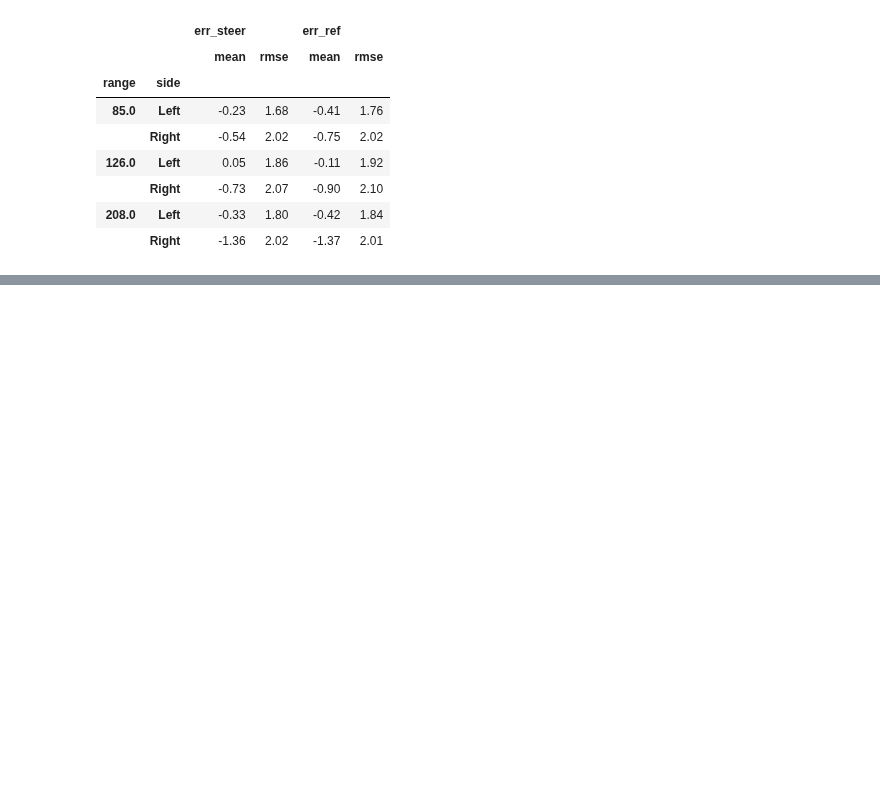
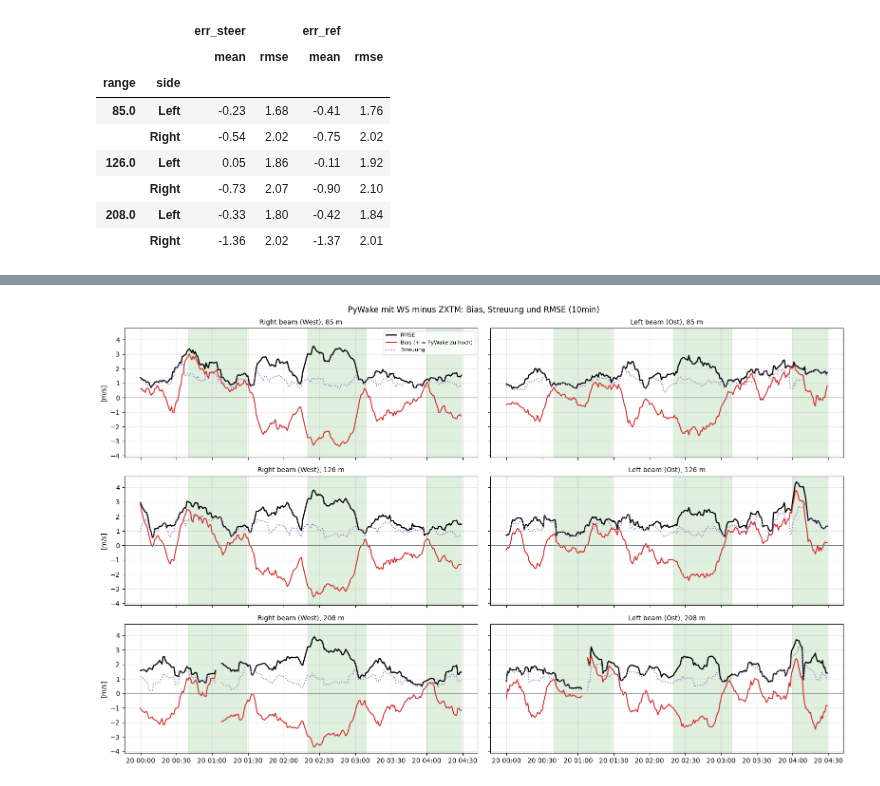
Before and after one commit to rfeusi/hill-of-towie-open-source-analysis, a Jupyter notebook: PyWake Simulation.ipynb, the cells around one changed output, grey strips where cells are left out. Cells and saved outputs as stored; diff of their text form; code cells hidden in the pictures; blank space fills up the shorter version.

```diff
--- a/PyWake Simulation.ipynb
+++ b/PyWake Simulation.ipynb
@@ -563,0 +601,32 @@ stats
+# %%
+def rolling_decomposition(e, window=WINDOW):
+    """Gleitender Bias, Streuung und RMSE. Es gilt RMSE² = Bias² + Streuung²."""
+    roll = e.rolling(window, center=True, min_periods=3)
+    bias = roll.mean()
+    spread = roll.std(ddof=0)
+    rmse_roll = np.sqrt(bias ** 2 + spread ** 2)
+    return bias, spread, rmse_roll
+
+fig, axes = plt.subplots(len(RANGES_M), 2, figsize=(16, 10), sharex=True, sharey=True)
+
+for row, r in enumerate(RANGES_M):
+    for col, side in enumerate(["Right", "Left"]):
+        ax = axes[row, col]
+        bias, spread, rmse_roll = rolling_decomposition(err[("err_steer", r, side)])
+        ax.plot(rmse_roll.index, rmse_roll, color="black", lw=1.8, label="RMSE")
+        ax.plot(bias.index, bias, color="tab:red", lw=1.5, label="Bias (+ = PyWake zu hoch)")
+        ax.plot(spread.index, spread, color="tab:purple", ls=":", lw=1.5, label="Streuung")
+        ax.axhline(0, color="grey", lw=0.8)
+        ax.fill_between(err.index, 0, 1, where=toggle_on.reindex(err.index), transform=ax.get_xaxis_transform(),  # type: ignore
+                        color="tab:green", alpha=0.15)
+        ax.set_title(f"{side} beam ({'West' if side == 'Right' else 'Ost'}), {r:.0f} m", fontsize=10)
+        ax.grid(alpha=0.3)
+        if col == 0:
+            ax.set_ylabel("[m/s]")
+
+axes[0, 0].legend(fontsize=8)
+axes[0, 0].margins(x=0)
+fig.suptitle(f"PyWake mit WS minus ZXTM: Bias, Streuung und RMSE ({WINDOW})")
+fig.tight_layout()
+# %% [output]
+[figure, added]
```
Also changed, not shown: parts of 16 cells of this notebook.
